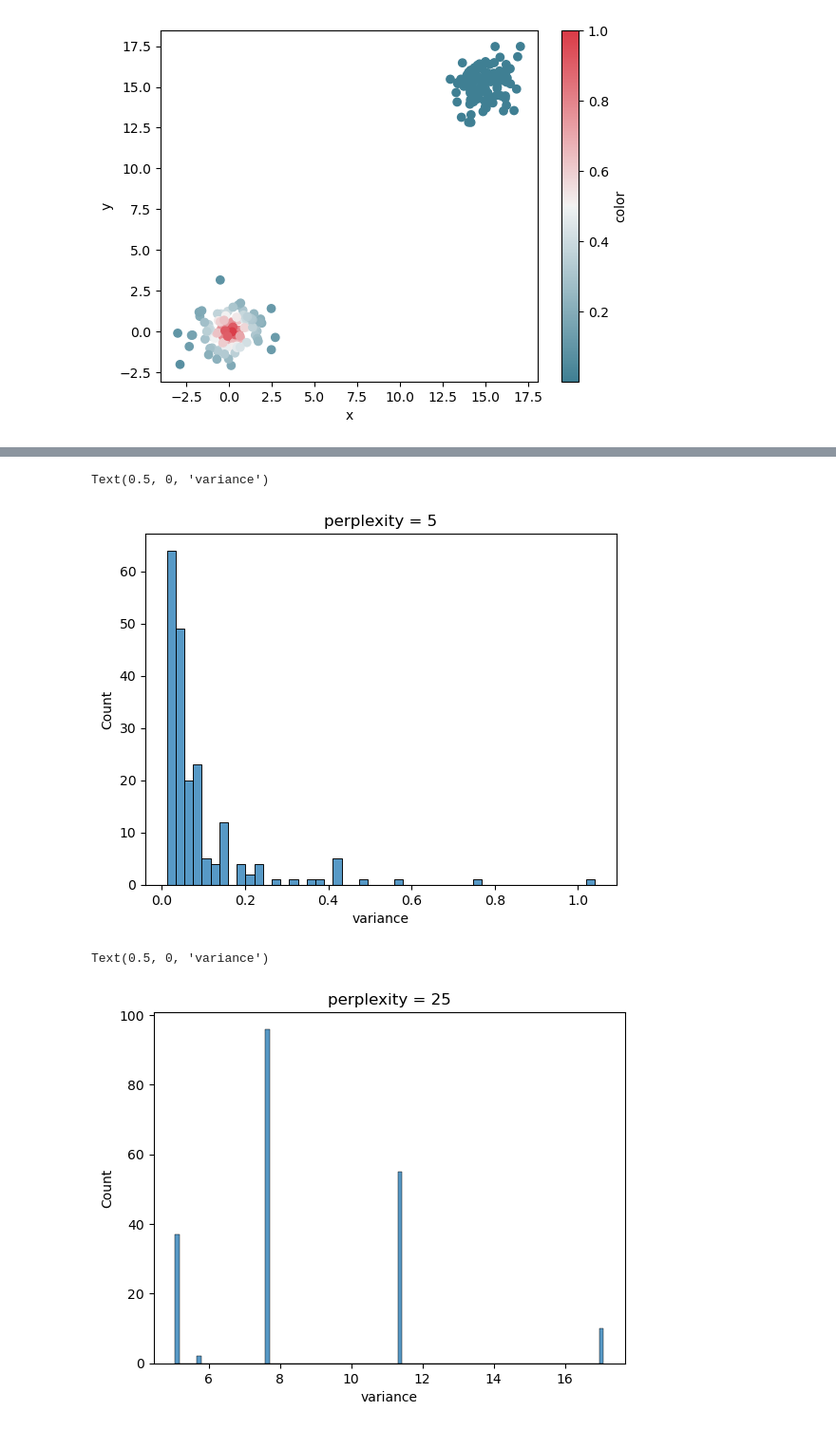
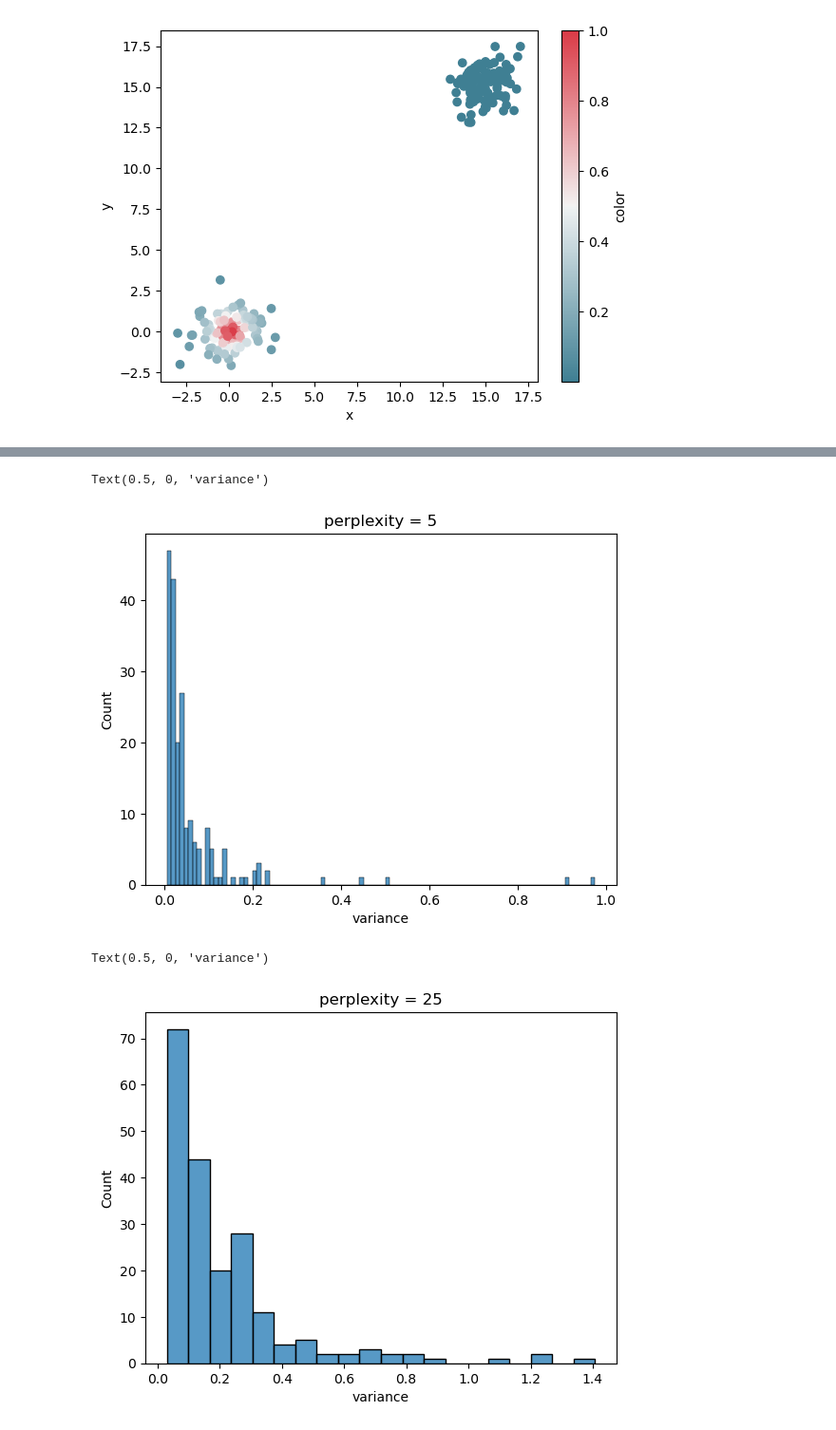
Before and after one commit to zaid0bustami/CM121, a Jupyter notebook: HW4/HW4.ipynb, the cells around one changed output, grey strips where cells are left out. Shown at 95% size. Cells and saved outputs as stored; diff of their text form; code cells hidden in the pictures.

Commit message:
changed shannon entropy to base 2

```diff
--- a/HW4/HW4.ipynb
+++ b/HW4/HW4.ipynb
@@ -219,7 +219,8 @@ def logExpression2(p):
     if(p == 0):
         result = 0
     else:
-        result = p * math.log(p)
+        # used log base 2 for entropy
+        result = p * math.log2(p)
     return result
 # calculate shannon entropy for a vector of probabilities
 def H(Pi):
@@ -282,7 +283,7 @@ def Vars(df, p, within = 0.5, startVar = 1):
     return(result)
 # %%
 hf = pd.DataFrame()
-for p in [5, 25]: # variance does not converge for perplexity 50 and 100
+for p in [5, 25, 50, 100]: # variance does not converge for perplexity 50 and 100
     v = Vars(df, p)
     hf[str(p)] = v
     result = KLD(df, df, v)
@@ -298,11 +303,11 @@ plt.title("perplexity = 5")
 plt.xlabel("variance")
 # %% [output]
 Text(0.5, 0, 'variance')
-[figure, old version]
+[figure, new version]
 # %%
-sns.histplot(hf["25"], bins = 100)
+sns.histplot(hf["25"])
 plt.title("perplexity = 25")
 plt.xlabel("variance")
 # %% [output]
 Text(0.5, 0, 'variance')
-[figure, old version]
+[figure, new version]
```
Also changed, not shown: parts of 3 cells of this notebook.
